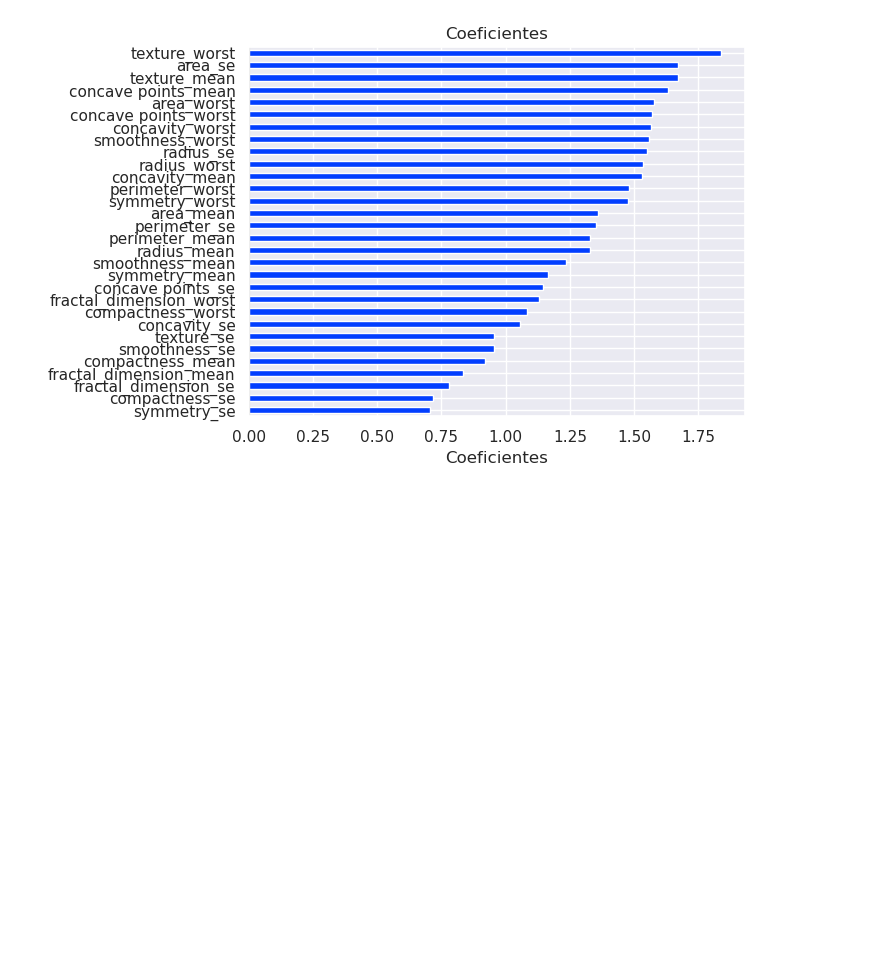
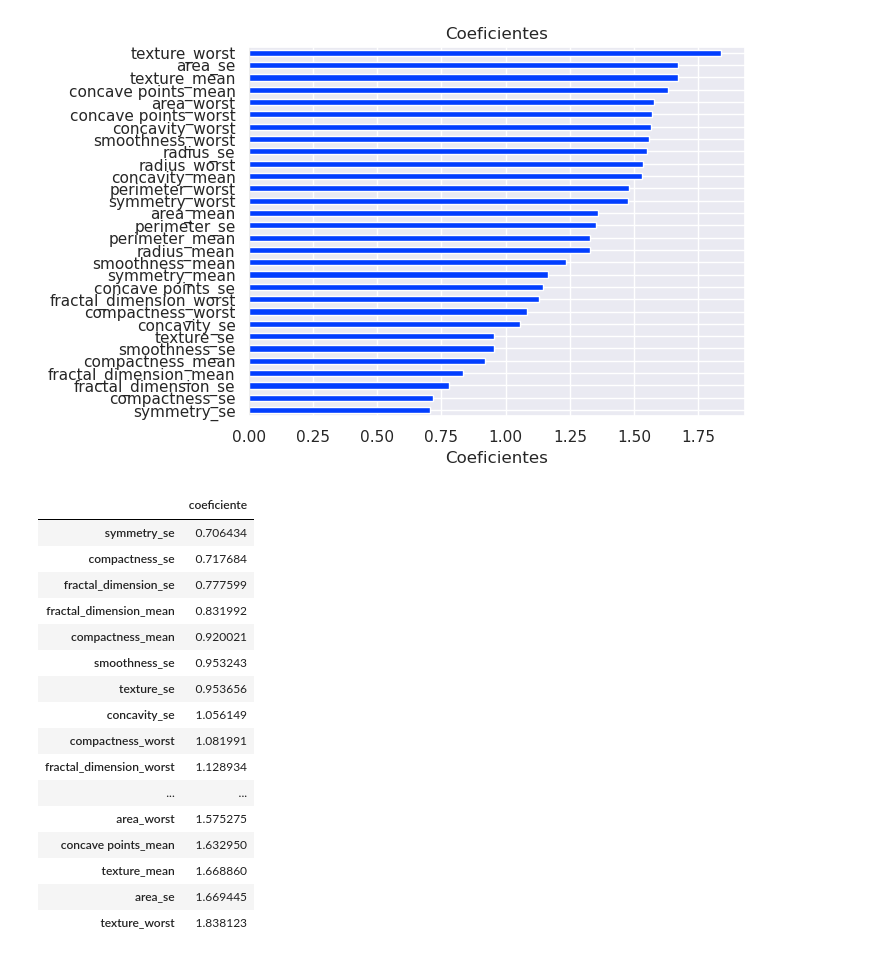
Before and after one commit to HilarioMarques/Classificacao_AlgoritmosLineares_DiagnosticoCancer_Kaggle, a Jupyter notebook: notebooks/Modelos.ipynb, the cells around one changed output. Cells and saved outputs as stored; diff of their text form; code cells hidden in the pictures; blank space fills up the shorter version.

```diff
--- a/notebooks/Modelos.ipynb
+++ b/notebooks/Modelos.ipynb
@@ -291,3 +291,23 @@ coefs_odd["coeficiente"] = np.exp(coefs_odd["coeficiente"])
 plot_coeficientes(coefs_odd)
 # %% [output]
 [figure]
+# %%
+coefs_odd
+# %% [output]
+|  | coeficiente |
+| symmetry_se | 0.706434 |
+| compactness_se | 0.717684 |
+| fractal_dimension_se | 0.777599 |
+| fractal_dimension_mean | 0.831992 |
+| compactness_mean | 0.920021 |
+| smoothness_se | 0.953243 |
+| texture_se | 0.953656 |
+| concavity_se | 1.056149 |
+| compactness_worst | 1.081991 |
+| fractal_dimension_worst | 1.128934 |
+| ... | ... |
+| area_worst | 1.575275 |
+| concave points_mean | 1.632950 |
+| texture_mean | 1.668860 |
+| area_se | 1.669445 |
+| texture_worst | 1.838123 |
```
